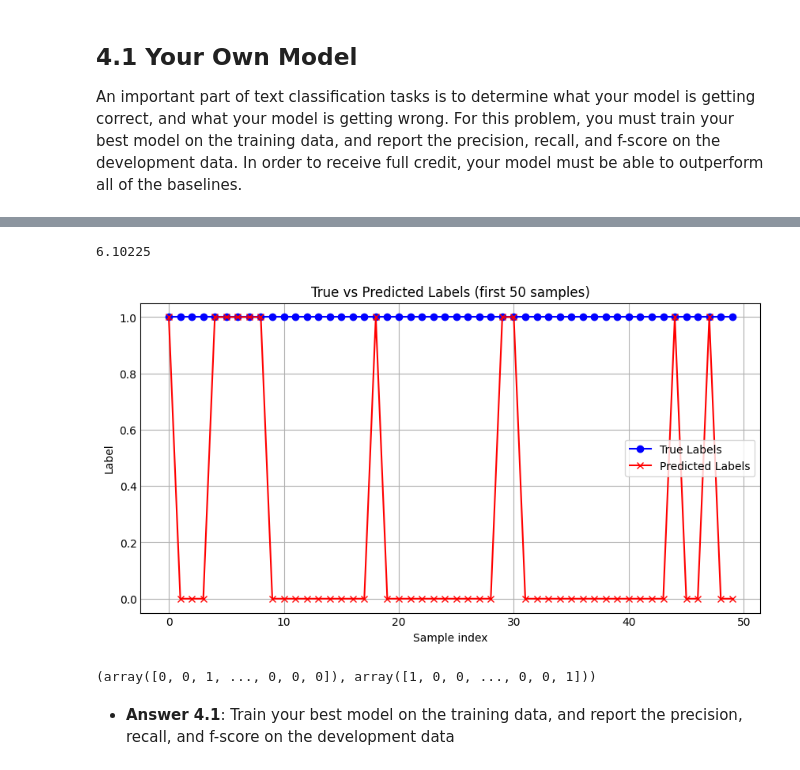
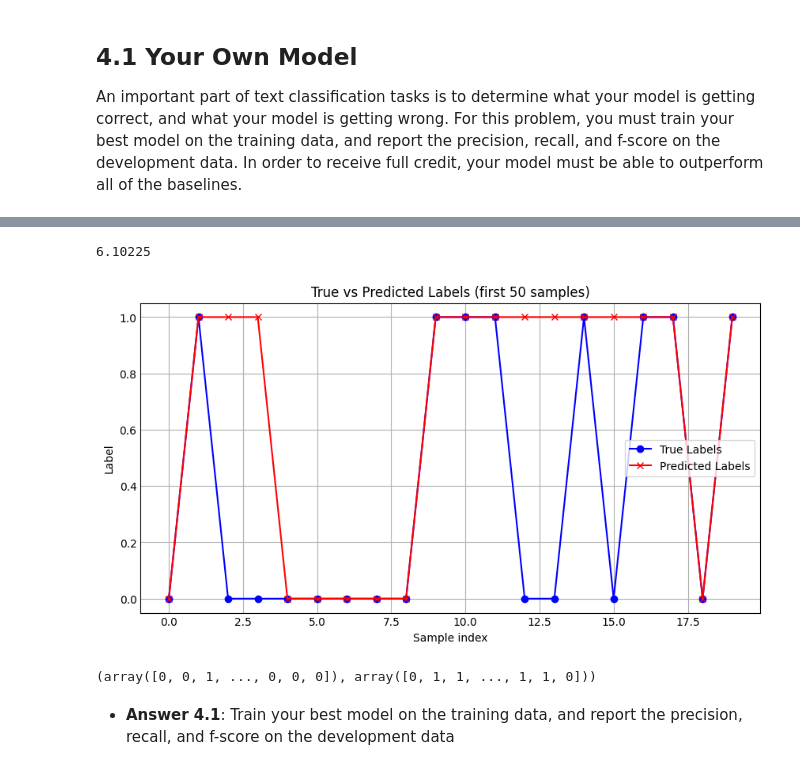
Before and after one commit to jdelemos/CIS5300, a Jupyter notebook: Homework 2 - Text Classification/homework2.ipynb, the cells around one changed output, grey strips where cells are left out. Saved outputs shown, nothing was run; the diff lists cells and outputs as text; code cells hidden in the pictures.

```diff
--- a/Homework 2 - Text Classification/homework2.ipynb
+++ b/Homework 2 - Text Classification/homework2.ipynb
@@ -196,6 +208,8 @@ mini_test_words[:5]
 def get_precision(y_true, y_pred):
     true_positive = sum(1 for a,b in zip(y_true, y_pred) if (a == 1 and b == 1))
     predicted_positive = sum(1 for p in y_pred if p == 1)
+    if predicted_positive == 0:
+      return 0
     return float(true_positive/predicted_positive)
 
 ## Calculates the recall of the predicted labels
@@ -209,9 +223,7 @@ def get_recall(y_true, y_pred):
 
 ## Calculates the f-score of the predicted labels
 def get_fscore(y_true, y_pred):
-    if (get_recall(y_true, y_pred) + get_precision(y_true, y_pred)) == 0:
-      return 0
-    if (get_recall(y_true, y_pred) + get_precision(y_true, y_pred)) < 0:
+    if (get_recall(y_true, y_pred) + get_precision(y_true, y_pred)) <= 0:
        return 0
     fscore = float(2*get_precision(y_true, y_pred)*get_recall(y_true, y_pred)/(get_precision(y_true, y_pred) + get_recall(y_true, y_pred)))
     return fscore
@@ -381,11 +484,15 @@ def word_frequency_threshold(train_data, dev_words, ngram_counts):
 # %%
 dev_words, dev_labels = dev_data
 y_pred = word_frequency_threshold(train_data, dev_words, ngram_counts)
+print(get_precision(dev_labels, y_pred))
+print(get_recall(dev_labels, y_pred))
+dfscore = get_fscore(dev_labels, y_pred)
+print(dfscore)
 
-dprecision = get_precision(dev_labels, y_pred)
-print(dprecision)
-drecall = get_recall(dev_labels, y_pred)
-print(drecall)
+dev_words, dev_labels = train_data
+y_pred = word_frequency_threshold(train_data, dev_words,ngram_counts)
+print(get_precision(dev_labels, y_pred))
+print(get_recall(dev_labels, y_pred))
 dfscore = get_fscore(dev_labels, y_pred)
-dfscore
+print(dfscore)
 # %% [output]
@@ -562,9 +677,14 @@ def naive_bayes(train_data, dev_words, ngram_counts):
 # report train/development metrics!
 dev_words, dev_labels = dev_data
 train_pred, dev_pred = naive_bayes(train_data, dev_words, ngram_counts)
-dev_precision = get_precision(dev_labels, dev_pred)
-dev_recall = get_recall(dev_labels, dev_pred)
-dev_f = get_fscore(dev_labels, dev_pred)
-dev_f
+print(get_precision(dev_labels, dev_pred))
+print(get_recall(dev_labels, dev_pred))
+print(get_fscore(dev_labels, dev_pred))
+
+dev_words, dev_labels = train_data
+train_pred, dev_pred = naive_bayes(train_data, dev_words, ngram_counts)
+print(get_precision(dev_labels, dev_pred))
+print(get_recall(dev_labels, dev_pred))
+print(get_fscore(dev_labels, dev_pred))
 # %% [output]
 First few words: ['string', 'derailed', 'asylum-seekers', 'shaping', 'worked', 'away', 'spray', 'considers', 'wear', 'magma']
@@ -687,7 +837,7 @@ def word_net_model(train_data, test_words, ngram_counts):
   print(avg_synonyms)
   for word in train_words:
     #if the number of synonyms exceed avg 6, then it's simple!
-    if len(wn.synonyms(word)) > avg_synonyms:
+    if len(wn.synonyms(word)) < avg_synonyms:
       feature_training.append(1)
     else:
       feature_training.append(0)
@@ -726,8 +876,8 @@ def word_net_model(train_data, test_words, ngram_counts):
 
   #gaussian NB calculations
   X_scaled = (X - means)/(stds)
-  X2_scaled = (X-means_test)/(stds_test)
-  Y = np.asarray(feature_training)
+  X2_scaled = (X-means)/(stds)
+  Y = np.asarray(train_labels)
   clf = GaussianNB()
   clf.fit(X_scaled, Y)
   train_pred = clf.predict(X)
@@ -736,8 +886,8 @@ def word_net_model(train_data, test_words, ngram_counts):
 
   #Using true versus predicted analysis
   plt.figure(figsize=(8, 4))
-  plt.plot(train_labels[:50], 'bo-', label="True Labels")   # first 50 for clarity
-  plt.plot(Y[:50], 'rx-', label="Predicted Labels")
+  plt.plot(train_labels[:20], 'bo-', label="True Labels")   # first 50 for clarity
+  plt.plot(feature_training[:20], 'rx-', label="Predicted Labels")
   plt.legend()
   plt.title("True vs Predicted Labels (first 50 samples)")
   plt.xlabel("Sample index")
@@ -763,5 +911,5 @@ word_net_model(train_data, test_words, ngram_counts)
 6.10225
-[figure, old version]
+[figure, new version]
-(array([0, 0, 1, ..., 0, 0, 0]), array([1, 0, 0, ..., 0, 0, 1]))
+(array([0, 0, 1, ..., 0, 0, 0]), array([0, 1, 1, ..., 1, 1, 0]))
 # %% [markdown]
 - **Answer 4.1**: Train your best model on the training data, and report the precision, recall, and f-score on the development data
```
Also changed, not shown: parts of 23 cells of this notebook, 50 other files.
